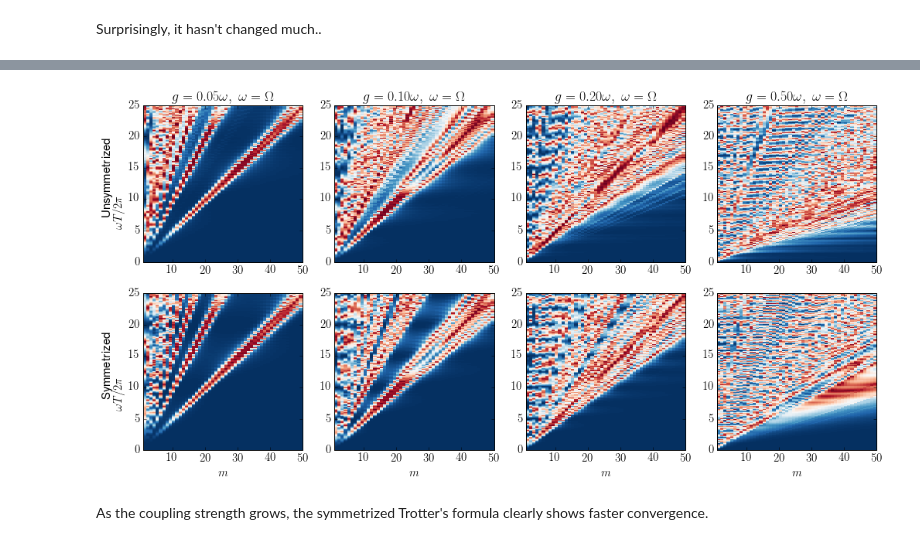
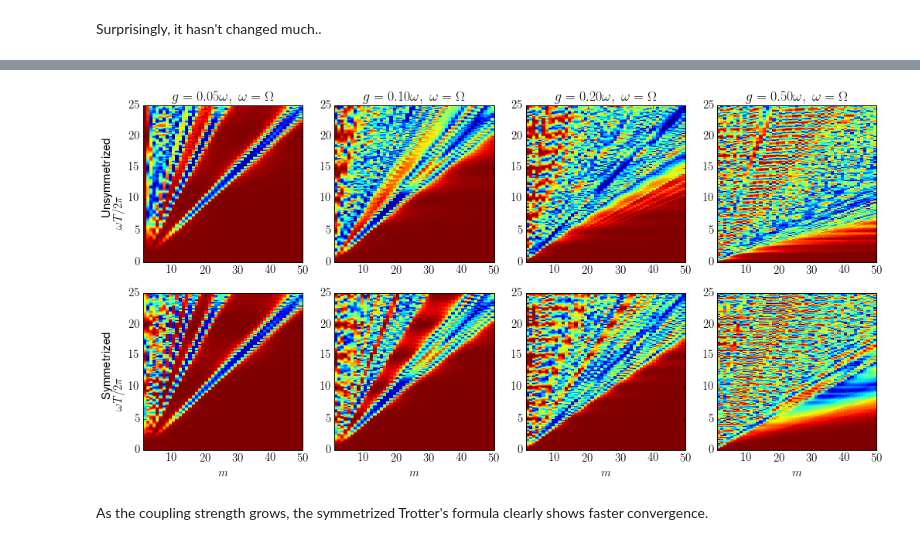
Before and after one commit to eunjongkim/trotter-formula, a Jupyter notebook: notebooks/trotter-formula-rabi-model-1.ipynb, the cells around one changed output, grey strips where cells are left out. Drawn from its saved outputs; the diff is of its cells as text; code cells hidden in the pictures.

```diff
--- a/notebooks/trotter-formula-rabi-model-1.ipynb
+++ b/notebooks/trotter-formula-rabi-model-1.ipynb
@@ -122,7 +122,7 @@ m_list = range(1, M+1)
 TT = 12     # maximum value of the total evolution time
 dT = 2     # time step
 
-T_list = np.arange(1e-4, TT, dT)
+T_list = np.arange(1, TT, dT)
 # %%
 overlap = np.zeros((len(m_list), len(T_list)))
 
@@ -353,7 +353,7 @@ g_list = [0.05, 0.1, 0.2, 0.5]
 XX = X_list[4:8]; YY = Y_list[4:8]; ZZ = Z_list[4:8]
 
 for idx, ax in enumerate(axes):
-    ax.pcolor(XX[idx], YY[idx], ZZ[idx], cmap=cm.RdBu, vmin=0, vmax=1)
+    ax.pcolor(XX[idx], YY[idx], ZZ[idx], cmap=cm.jet, vmin=0, vmax=1)
     ax.set_xlabel(r'$m$')
     ax.set_xlim([1, M])
     ax.set_title(r'$g = %.2f \omega,\ \omega = \Omega$' % g_list[idx])
@@ -497,20 +497,20 @@ Figure index = 12 Time : 2015-07-24 22:30:54.952382
 # %%
 fig, axes = plt.subplots(2, 4, figsize = (17, 8))
 g_list = [0.05, 0.1, 0.2, 0.5]
 XX = [X_list[4:8], X_list[8:12]]
 YY = [Y_list[4:8], Y_list[8:12]]
 ZZ = [Z_list[4:8], Z_list[8:12]]
 
 for i1 in range(2):
     for i2 in range(4):
-        axes[i1,i2].pcolor(XX[i1][i2], YY[i1][i2], ZZ[i1][i2], cmap=cm.RdBu, vmin=0, vmax=1)
+        axes[i1,i2].pcolor(XX[i1][i2], YY[i1][i2], ZZ[i1][i2], cmap=cm.jet, vmin=0, vmax=1)
         axes[1,i2].set_xlabel(r'$m$')
         axes[i1,i2].set_xlim([1, M])
         axes[0,i2].set_title(r'$g = %.2f \omega,\ \omega = \Omega$' % g_list[i2])
 axes[0,0].set_ylabel(r'Unsymmetrized\\ $\omega T / 2\pi$')
 axes[1,0].set_ylabel(r'Symmetrized\\ $\omega T / 2\pi$');
 # %% [output]
-[figure, old version]
+[figure, new version]
 # %% [markdown]
 As the coupling strength grows, the symmetrized Trotter's formula clearly shows faster convergence.
 # %% [markdown]
```
Also changed, not shown: parts of 20 cells of this notebook.
